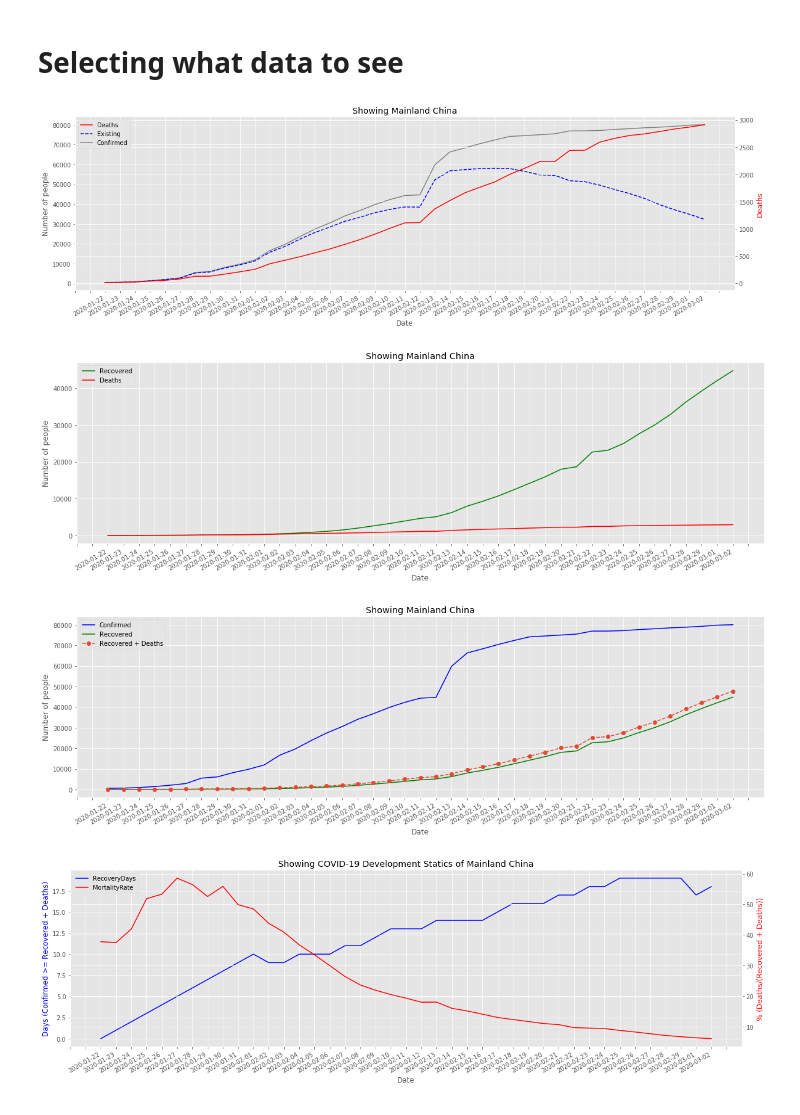
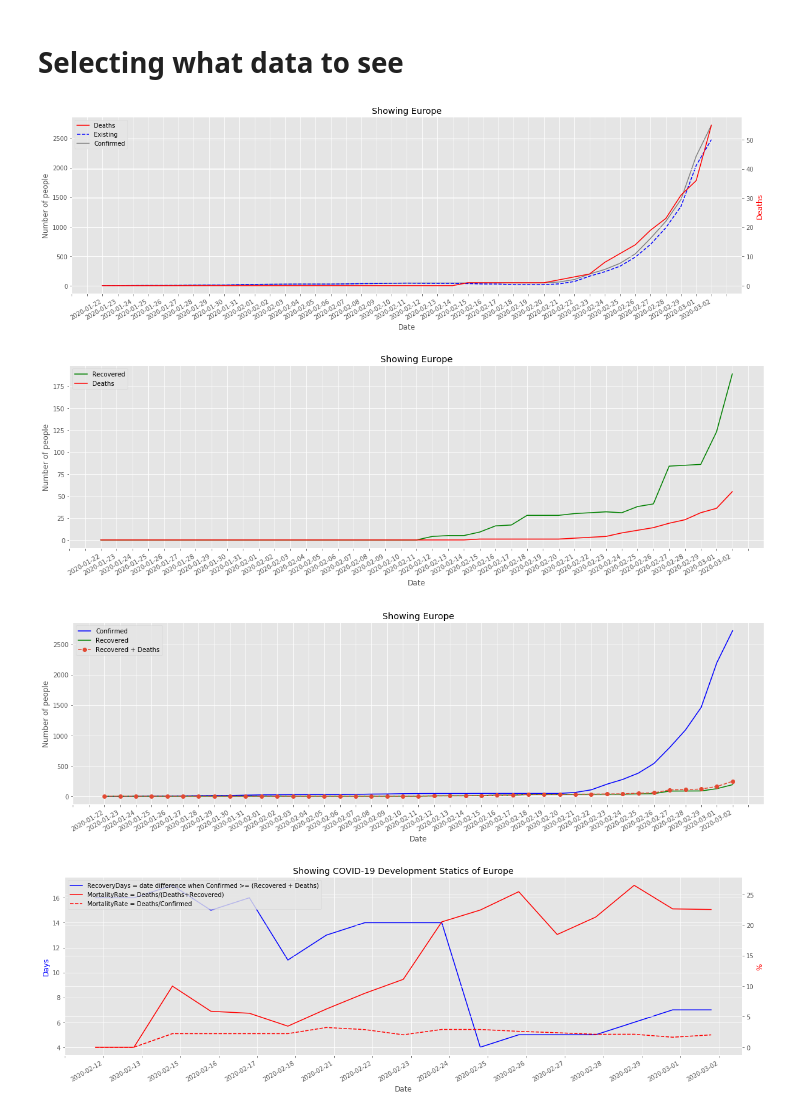
Before and after one commit to flow4u/public, a Jupyter notebook: Covid_19.ipynb, the cells around one changed output. Saved outputs shown, nothing was run; the diff lists cells and outputs as text; code cells hidden in the pictures.

```diff
--- a/Covid_19.ipynb
+++ b/Covid_19.ipynb
@@ -100,7 +100,7 @@ if missing_countries != 'Missing: ':
 
 #@markdown **Western Europe** = All European countries excl east European
 
-country_selection = "Mainland China" #@param ["All", "Not Mainland China", 'Mainland China", "Europe", "Europe + North America + Japan + Australia + New Zealand", "Russia", "Middle-East", "India", "Others", "Asia", "Asia excl Mainland China"] {allow-input: true}
+country_selection = "Europe" #@param ["All", "Not Mainland China", 'Mainland China", "Europe", "Europe + North America + Japan + Australia + New Zealand", "Russia", "Middle-East", "India", "Others", "Asia", "Asia excl Mainland China"] {allow-input: true}
 stepsize =  1#@param {type:"integer"}
 df2=[]
 if country_selection == 'Not Mainland China':
@@ -164,7 +164,7 @@ plt.title(title)
 
 plt.show()
 # %% [output]
-[figure, old version]
+[figure, new version]
 # %%
 #@title
 df_plot = df_status.T.reset_index()
@@ -197,7 +197,7 @@ plt.title(title)
 
 plt.show()
 # %% [output]
-[figure, old version]
+[figure, new version]
 # %%
 #@title
 df_plot = df_status.T.reset_index()
@@ -233,13 +233,14 @@ plt.title(title)
 
 plt.show()
 # %% [output]
-[figure, old version]
+[figure, new version]
 # %%
 #@title
 df_temp2 = df_status.T.reset_index()
 date_list=[]
 days_list=[]
-mortality_rate_list=[]
+mortality_rate_list1=[]
+mortality_rate_list2=[]
 value_temp = -1
 value2_temp = -1
 value3_temp = -1
@@ -248,7 +249,8 @@ for index, row in df_temp2.iterrows():
     value_lookup = row['Recovered']
     value2_lookup = row['Confirmed']
     value3_lookup = row['Deaths']
-    mortality_rate = value3_lookup / (value_lookup+value3_lookup) * 100
+    mortality_rate1 = value3_lookup / (value_lookup+value3_lookup) * 100
+    mortality_rate2 = value3_lookup / (value2_lookup) * 100
     # mortality_rate_list.append(mortality_rate)
     if(value_temp != value_lookup or value2_temp != value2_lookup or value3_temp != value3_lookup):
       for index2, row2 in df_temp2.iterrows():
@@ -260,7 +262,8 @@ for index, row in df_temp2.iterrows():
           recovery_days = recovery_time.days
           date_list.append(recovery_time_date)
           days_list.append(recovery_days)
-          mortality_rate_list.append(mortality_rate)
+          mortality_rate_list1.append(mortality_rate1)
+          mortality_rate_list2.append(mortality_rate2)
           break
       value_temp = value_lookup
       value2_temp = value2_lookup
@@ -268,40 +271,48 @@ for index, row in df_temp2.iterrows():
 
 
 df_recovery_time = pd.DataFrame(days_list, index=date_list, columns=['RecoveryDays'])
-df_mortality_rate = pd.DataFrame(mortality_rate_list, index=date_list, columns=['MortalityRate'])
+df_mortality_rate1 = pd.DataFrame(mortality_rate_list1, index=date_list, columns=['MortalityRate'])
+df_mortality_rate2 = pd.DataFrame(mortality_rate_list2, index=date_list, columns=['MortalityRate'])
 
 plt.style.use('ggplot')
 y11 = 'RecoveryDays'
+y11a = y11 + ' = date difference when Confirmed >= (Recovered + Deaths)'
 y21 = 'MortalityRate'
+y21a = y21 + ' = Deaths/(Deaths+Recovered)'
+y21b = y21 + ' = Deaths/Confirmed'
 x = df_recovery_time.index
 y1 = df_recovery_time[y11]
-y2 = df_mortality_rate[y21]
+y2 = df_mortality_rate1[y21]
+y3 = df_mortality_rate2[y21]
 fig, ax1 = plt.subplots(figsize=(20,6))
 
 ax2 = ax1.twinx()
 marker1 = 'o'
 marker2 = 'x'
+marker3= '+'
 if df_recovery_time.shape[0] > 1:
   marker1 = ''
   marker2 = ''
-line1, = ax1.plot(x, y1, 'b-', label=y11, marker=marker1)
-line2, = ax2.plot(x, y2, 'r-', label=y21, marker=marker2)
+  marker3 = ''
+line1, = ax1.plot(x, y1, 'b-', label=y11a, marker=marker1)
+line2, = ax2.plot(x, y2, 'r-', label=y21a, marker=marker2)
+line3, = ax2.plot(x, y3, 'r--', label=y21b, marker=marker3)
 
 fig.autofmt_xdate()
 
 # ax1.set_ylim(0,55000)
 start, end = ax1.get_xlim()
 # stepsize = 5
 ax1.xaxis.set_ticks(np.arange(start, end, stepsize))
 
 ax1.set_xlabel('Date')
-ax1.set_ylabel('Days (Confirmed >= Recovered + Deaths)', color='b')
-ax2.set_ylabel('% (Deaths/(Recovered + Deaths))', color='r')
+ax1.set_ylabel('Days', color='b')
+ax2.set_ylabel('%', color='r')
 
 title = 'Showing COVID-19 Development Statics of ' + country_selection
-plt.legend(handles=[line1,line2], loc='upper left')
+plt.legend(handles=[line1,line2,line3], loc='upper left')
 plt.title(title)
 
 plt.show()
 # %% [output]
-[figure, old version]
+[figure, new version]
```
